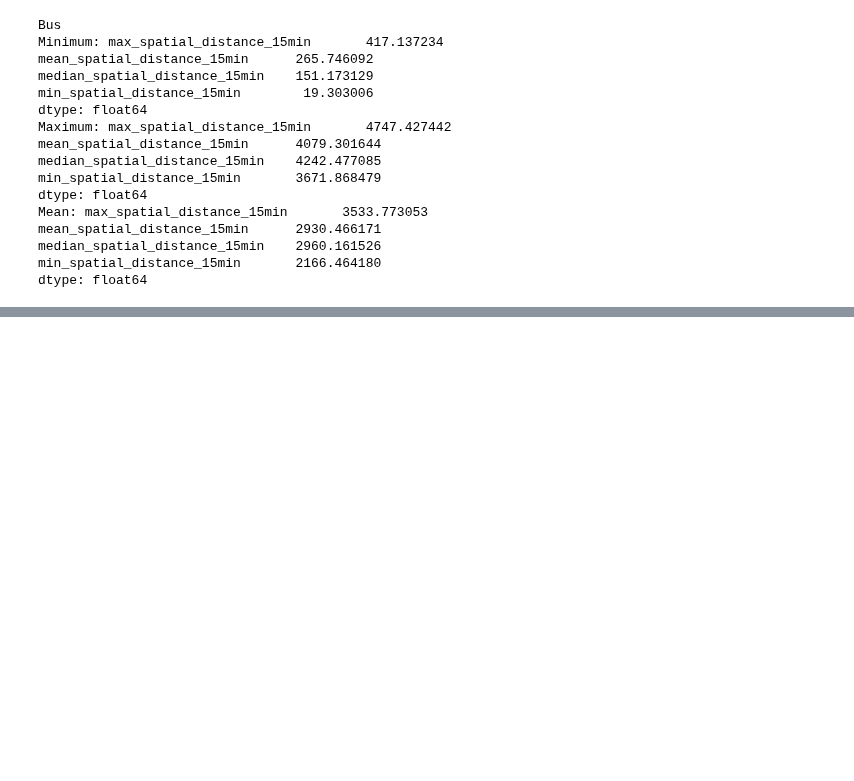
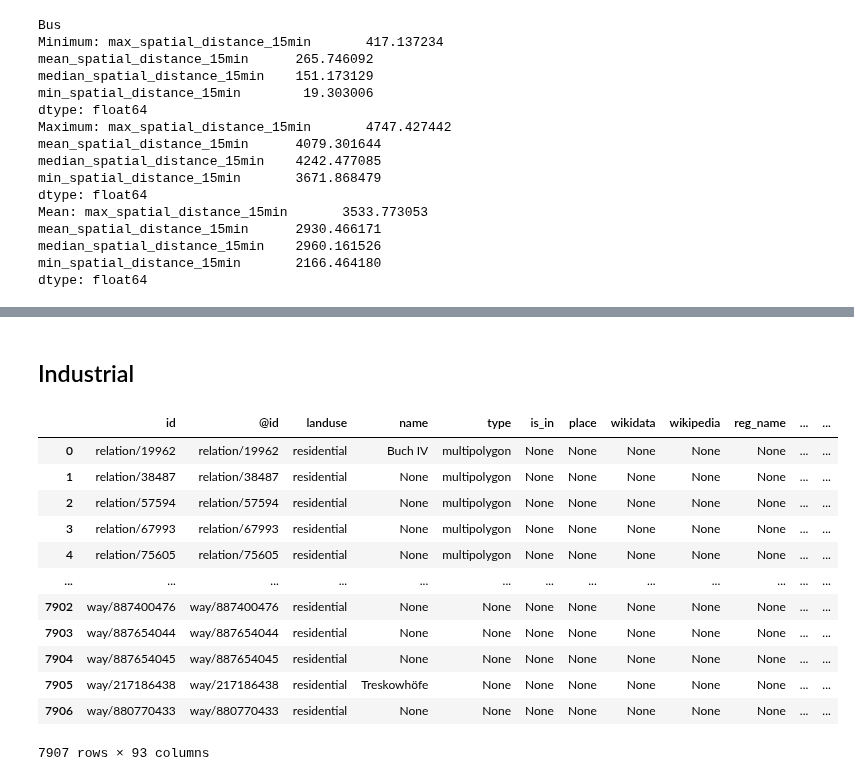
Before and after one commit to fom-big-data/fom-big-data-consulting-berlin-mobility-model, a Jupyter notebook: EXPLORATION/GEO-AnalyseHelper.ipynb, the cells around one changed output, grey strips where cells are left out. Drawn from its saved outputs; the diff is of its cells as text; code cells hidden in the pictures; blank space fills up the shorter version.

Commit message:
add some deskriptive values to the story dashboard + HelperNotebook to calculate the values for all geojson ... #30 #31

```diff
--- a/EXPLORATION/GEO-AnalyseHelper.ipynb
+++ b/EXPLORATION/GEO-AnalyseHelper.ipynb
@@ -179,0 +247,20 @@ dtype: float64
+# %% [markdown]
+## Industrial
+# %%
+df = gp.read_file("../results/residential.geojson")
+# %%
+df
+# %% [output]
+|  | id | @id | landuse | name | type | is_in | place | wikidata | wikipedia | reg_name | ... | ... |
+| 0 | relation/19962 | relation/19962 | residential | Buch IV | multipolygon | None | None | None | None | None | ... | ... |
+| 1 | relation/38487 | relation/38487 | residential | None | multipolygon | None | None | None | None | None | ... | ... |
+| 2 | relation/57594 | relation/57594 | residential | None | multipolygon | None | None | None | None | None | ... | ... |
+| 3 | relation/67993 | relation/67993 | residential | None | multipolygon | None | None | None | None | None | ... | ... |
+| 4 | relation/75605 | relation/75605 | residential | None | multipolygon | None | None | None | None | None | ... | ... |
+| ... | ... | ... | ... | ... | ... | ... | ... | ... | ... | ... | ... | ... |
+| 7902 | way/887400476 | way/887400476 | residential | None | None | None | None | None | None | None | ... | ... |
+| 7903 | way/887654044 | way/887654044 | residential | None | None | None | None | None | None | None | ... | ... |
+| 7904 | way/887654045 | way/887654045 | residential | None | None | None | None | None | None | None | ... | ... |
+| 7905 | way/217186438 | way/217186438 | residential | Treskowhöfe | None | None | None | None | None | None | ... | ... |
+| 7906 | way/880770433 | way/880770433 | residential | None | None | None | None | None | None | None | ... | ... |
+7907 rows × 93 columns
```
Also changed, not shown: parts of 13 cells of this notebook, 3 other files.
